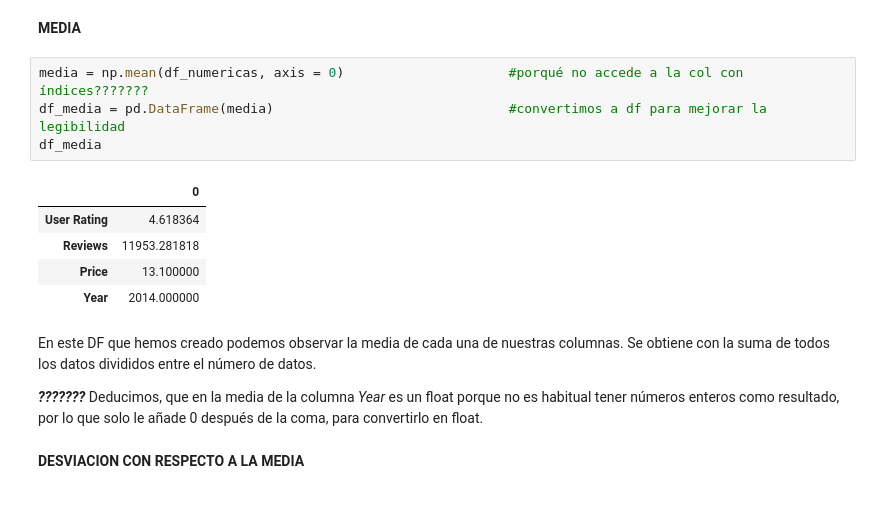
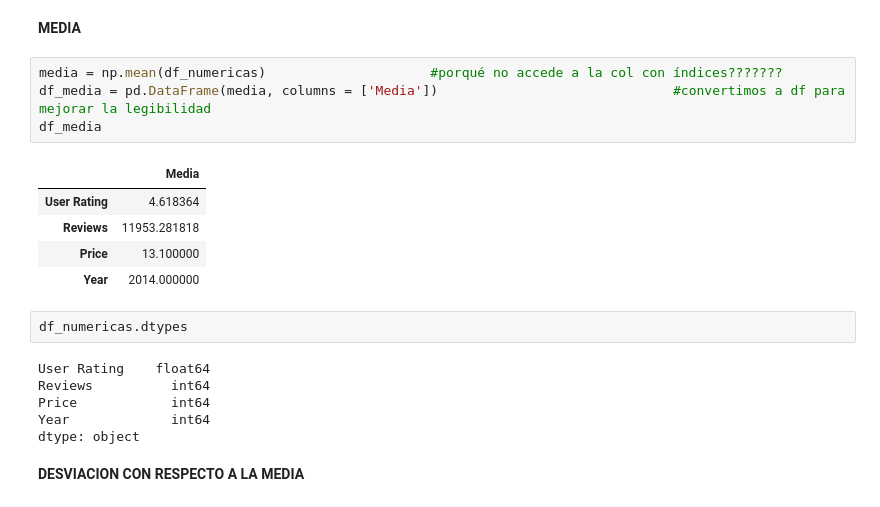
Before and after one commit to Adalab/DA-promo-A-module-2-pairprog-2-pair-3-Alicia-Laura, a Jupyter notebook: Estadistica/pair_estad_1.ipynb, the cells around one changed output. Drawn from its saved outputs; the diff is of its cells as text.

```diff
--- a/Estadistica/pair_estad_1.ipynb
+++ b/Estadistica/pair_estad_1.ipynb
@@ -74,19 +74,23 @@ df_categoricas.head(3)
 # %% [markdown]
 **MEDIA**
 # %%
-media = np.mean(df_numericas, axis = 0)                     #porqué no accede a la col con índices???????
-df_media = pd.DataFrame(media)                              #convertimos a df para mejorar la legibilidad
+media = np.mean(df_numericas)                     #porqué no accede a la col con índices???????
+df_media = pd.DataFrame(media, columns = ['Media'])                              #convertimos a df para mejorar la legibilidad
 df_media
 # %% [output]
-|  | 0 |
+|  | Media |
 | User Rating | 4.618364 |
 | Reviews | 11953.281818 |
 | Price | 13.100000 |
 | Year | 2014.000000 |
-# %% [markdown]
-En este DF que hemos creado podemos observar la media de cada una de nuestras columnas. Se obtiene con la suma de todos los datos divididos entre el número de datos.
-
-***???????*** Deducimos, que en la media de la columna *Year* es un float porque  no es habitual tener números enteros como resultado, por lo que solo le añade 0 después de la coma, para convertirlo en float.
+# %%
+df_numericas.dtypes
+# %% [output]
+User Rating    float64
+Reviews          int64
+Price            int64
+Year             int64
+dtype: object
 # %% [markdown]
 **DESVIACION CON RESPECTO A LA MEDIA**
 # %%
```
Also changed, not shown: parts of 15 cells of this notebook.
